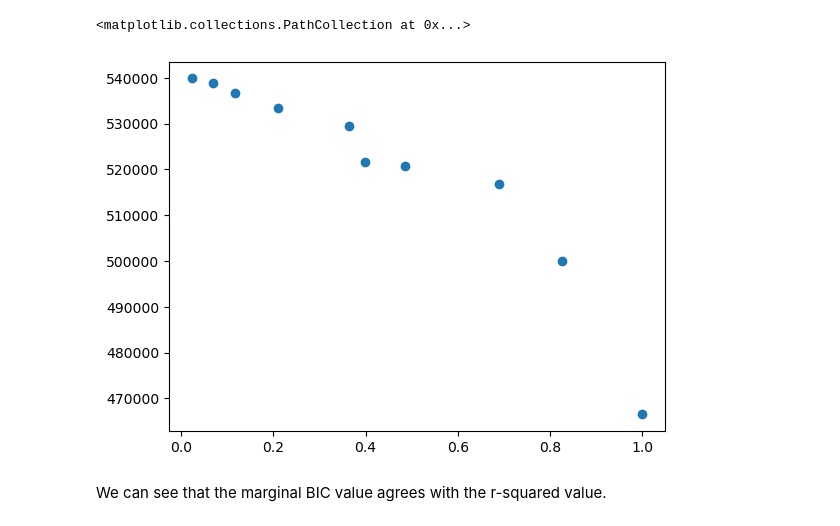
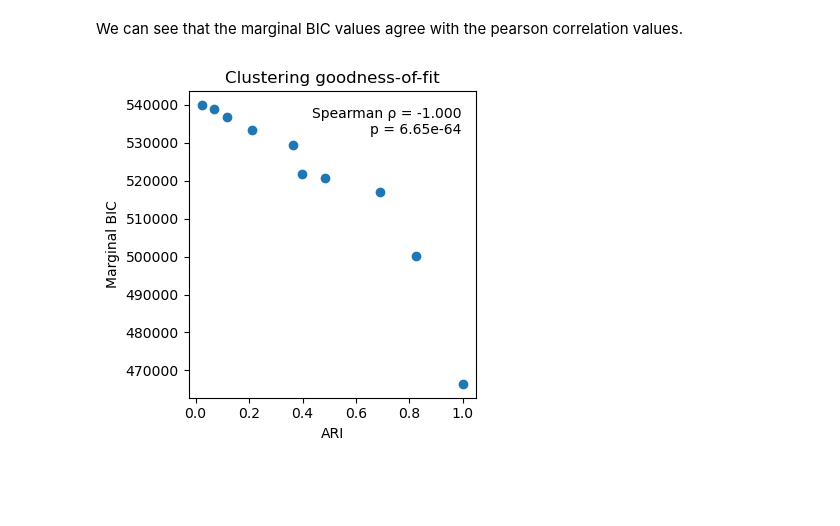
Before and after one commit to krisrs1128/scDesigner, a Jupyter notebook: examples/18-pseudotime-goodness-of-fit.ipynb, the cells around one changed output. Drawn from its saved outputs; the diff is of its cells as text; code cells hidden in the pictures; blank space fills up the shorter version.

Commit message:
update clustering & pseudotime goodness-of-fit

```diff
--- a/examples/18-pseudotime-goodness-of-fit.ipynb
+++ b/examples/18-pseudotime-goodness-of-fit.ipynb
@@ -140,17 +74,30 @@ scDesign3_result <- lapply(example_sce_list, function(x) {
 # %%
 from scdesigner.simulators import NegBinCopula
+from scipy.stats import pearsonr
+import pandas as pd
 import scipy
 
-scdesign_result = []
-for sce in pertubed_sce_list:
+rows = []
+for sce in perturbed_list:
     if scipy.sparse.issparse(sce.X):
         sce.X = sce.X.toarray()
     sim = NegBinCopula(mean_formula="~ bs(pseudotime, degree=9)")
     sim.fit(sce, batch_size=500)
-    complexity = sim.complexity()
-    scdesign_result.append(complexity['marginal_bic'])
+    metrics = sim.complexity()
 
-scdesign_result
+    r2 = pearsonr(sce.obs["pseudotime"].values, original_pseudotime)[0] ** 2
+
+    rows.append(
+        {
+            "bic_marginal": metrics['marginal_bic'],
+            "bic_copula": metrics['copula_bic'],
+            "bic_total": metrics['marginal_bic'] + metrics['copula_bic'],
+            "r2": r2,
+        }
+    )
+
+metric = pd.DataFrame(rows)
+metric
 # %% [output]
 Epoch 103/500, Loss: 2.9570, Val Loss: 2.7972
 Epoch 282/500, Loss: 3.1690, Val Loss: 3.0531
@@ -195,9 +123,25 @@ r_squared
-# %%
-import matplotlib.pyplot as plt
-
-plt.scatter(r_squared, scdesign_result)
-# %% [output]
-<matplotlib.collections.PathCollection at 0x...>
-[figure, removed]
 # %% [markdown]
-We can see that the marginal BIC value agrees with the r-squared value.
+We can see that the marginal BIC values agree with the pearson correlation values.
+# %%
+import matplotlib.pyplot as plt
+from scipy.stats import spearmanr
+
+rho, pvalue = spearmanr(metric["r2"], metric["bic_marginal"])
+
+fig, ax = plt.subplots(figsize=(4, 4))
+ax.scatter(metric["r2"], metric["bic_marginal"])
+
+ax.text(
+    0.95, 0.95,
+    f"Spearman ρ = {rho:.3f}\np = {pvalue:.3g}",
+    transform=ax.transAxes,
+    ha="right", va="top",
+)
+
+ax.set_xlabel("ARI")
+ax.set_ylabel("Marginal BIC")
+ax.set_title("Clustering goodness-of-fit")
+fig.tight_layout()
+plt.show()
+# %% [output]
+[figure, added]
```
Also changed, not shown: parts of 16 cells of this notebook, 1 other file.
